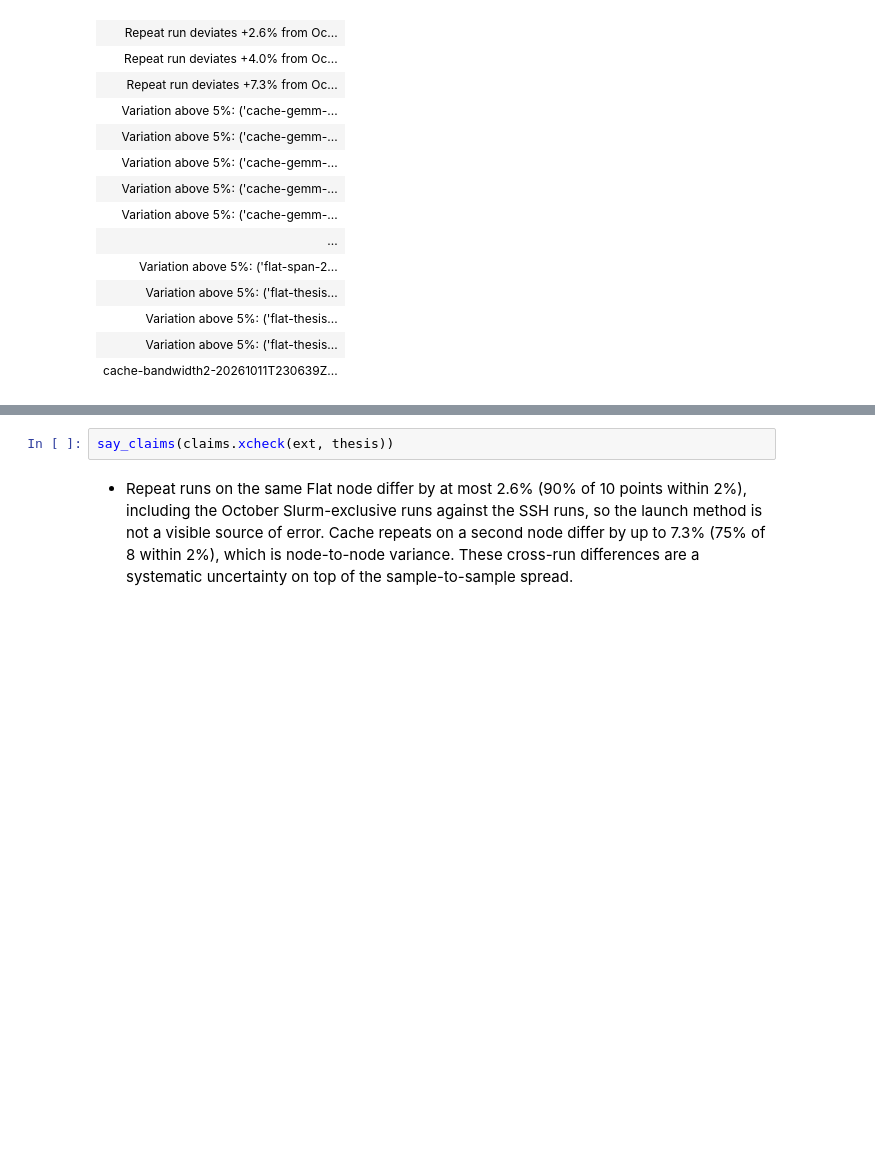
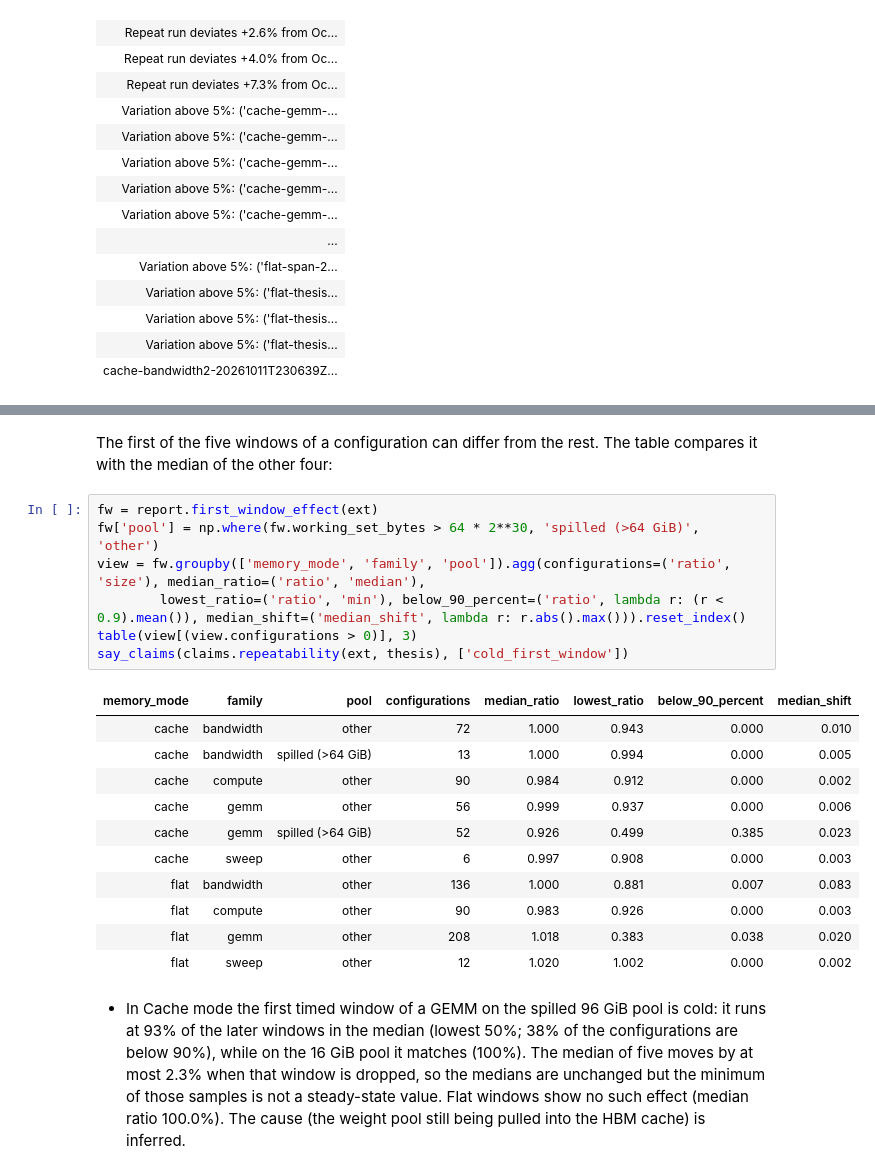
Before and after one commit to struggling-student/hw-bench, a Jupyter notebook: notebooks/01_platform_and_methodology.ipynb, the cells around one changed output, grey strips where cells are left out. Drawn from its saved outputs; the diff is of its cells as text; blank space fills up the shorter version.

```diff
--- a/notebooks/01_platform_and_methodology.ipynb
+++ b/notebooks/01_platform_and_methodology.ipynb
@@ -180,5 +163,23 @@ say(f"**Result.** Flat, SSH versus the October Slurm-exclusive runs: {flat_x.wit
+# %% [markdown]
+The first of the five windows of a configuration can differ from the rest. The table compares it with the median of the other four:
 # %%
-say_claims(claims.xcheck(ext, thesis))
+fw = report.first_window_effect(ext)
+fw['pool'] = np.where(fw.working_set_bytes > 64 * 2**30, 'spilled (>64 GiB)', 'other')
+view = fw.groupby(['memory_mode', 'family', 'pool']).agg(configurations=('ratio', 'size'), median_ratio=('ratio', 'median'),
+        lowest_ratio=('ratio', 'min'), below_90_percent=('ratio', lambda r: (r < 0.9).mean()), median_shift=('median_shift', lambda r: r.abs().max())).reset_index()
+table(view[(view.configurations > 0)], 3)
+say_claims(claims.repeatability(ext, thesis), ['cold_first_window'])
 # %% [output]
+| memory_mode | family | pool | configurations | median_ratio | lowest_ratio | below_90_percent | median_shift |
+| cache | bandwidth | other | 72 | 1.000 | 0.943 | 0.000 | 0.010 |
+| cache | bandwidth | spilled (>64 GiB) | 13 | 1.000 | 0.994 | 0.000 | 0.005 |
+| cache | compute | other | 90 | 0.984 | 0.912 | 0.000 | 0.002 |
+| cache | gemm | other | 56 | 0.999 | 0.937 | 0.000 | 0.006 |
+| cache | gemm | spilled (>64 GiB) | 52 | 0.926 | 0.499 | 0.385 | 0.023 |
+| cache | sweep | other | 6 | 0.997 | 0.908 | 0.000 | 0.003 |
+| flat | bandwidth | other | 136 | 1.000 | 0.881 | 0.007 | 0.083 |
+| flat | compute | other | 90 | 0.983 | 0.926 | 0.000 | 0.003 |
+| flat | gemm | other | 208 | 1.018 | 0.383 | 0.038 | 0.020 |
+| flat | sweep | other | 12 | 1.020 | 1.002 | 0.000 | 0.002 |
-* Repeat runs on the same Flat node differ by at most 2.6% (90% of 10 points within 2%), including the October Slurm-exclusive runs against the SSH runs, so the launch method is not a visible source of error. Cache repeats on a second node differ by up to 7.3% (75% of 8 within 2%), which is node-to-node variance. These cross-run differences are a systematic uncertainty on top of the sample-to-sample spread.
+* In Cache mode the first timed window of a GEMM on the spilled 96 GiB pool is cold: it runs at 93% of the later windows in the median (lowest 50%; 38% of the configurations are below 90%), while on the 16 GiB pool it matches (100%). The median of five moves by at most 2.3% when that window is dropped, so the medians are unchanged but the minimum of those samples is not a steady-state value. Flat windows show no such effect (median ratio 100.0%). The cause (the weight pool still being pulled into the HBM cache) is inferred.
 # %% [markdown]
```
Also changed, not shown: parts of 9 cells of this notebook, 39 other files.
